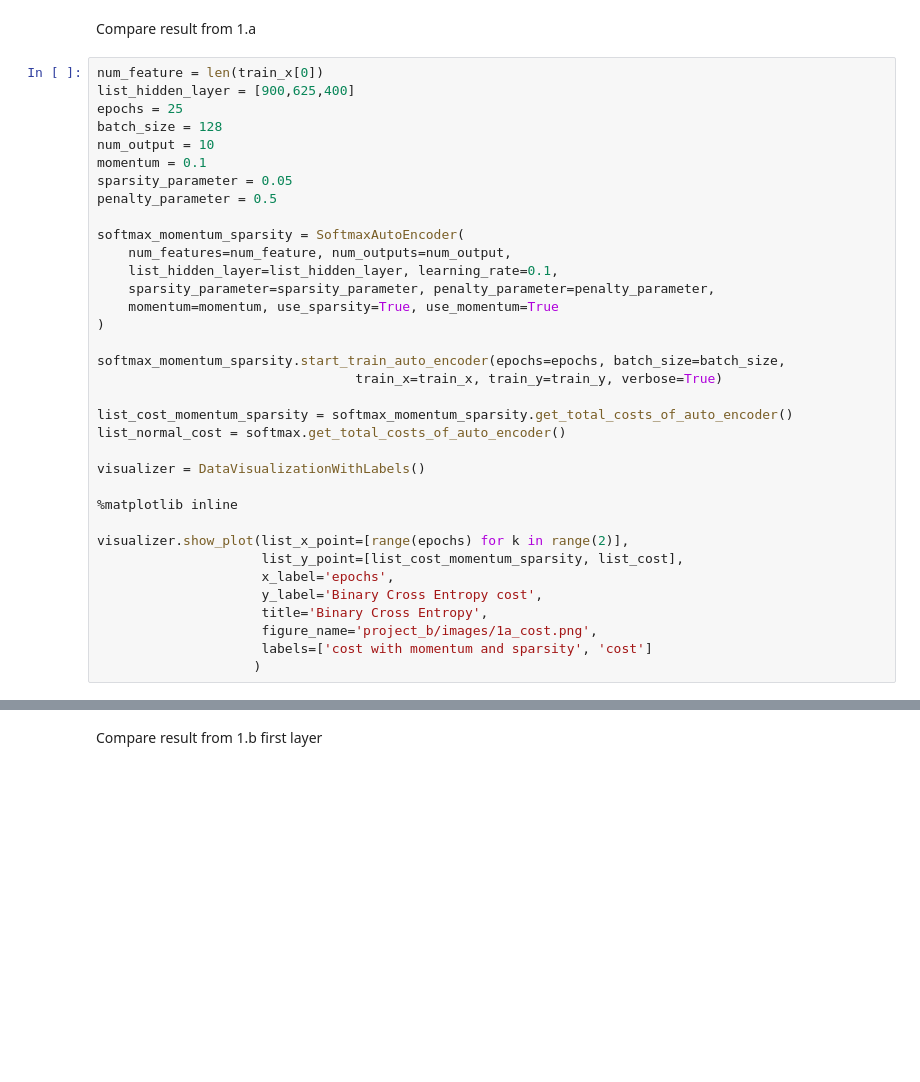
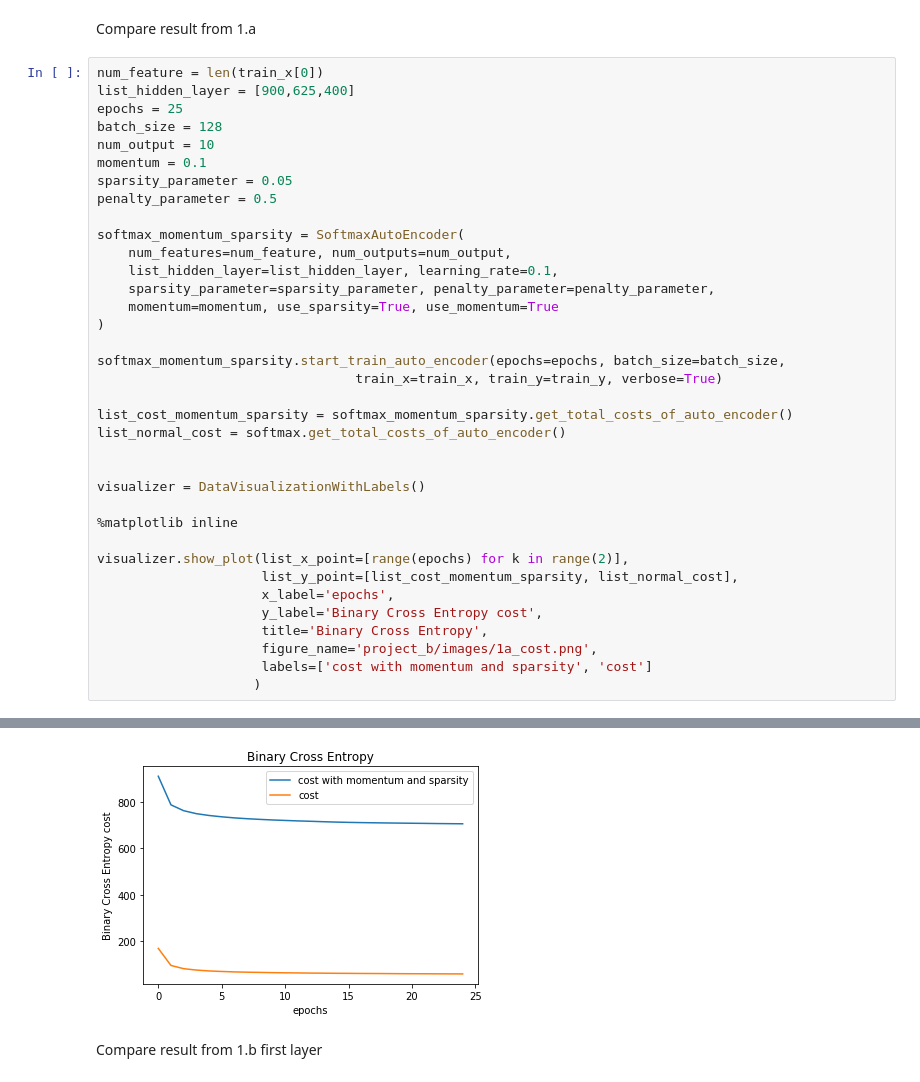
Before and after one commit to edwardsujono/neural_network_deep_cnn_autoencoder, a Jupyter notebook: Auto Encoder.ipynb, the cells around one changed output, grey strips where cells are left out. Cells and saved outputs as stored; diff of their text form; blank space fills up the shorter version.

```diff
--- a/Auto Encoder.ipynb
+++ b/Auto Encoder.ipynb
@@ -749,12 +764,13 @@ softmax_momentum_sparsity.start_train_auto_encoder(epochs=epochs, batch_size=bat
 list_cost_momentum_sparsity = softmax_momentum_sparsity.get_total_costs_of_auto_encoder()
 list_normal_cost = softmax.get_total_costs_of_auto_encoder()
 
+
 visualizer = DataVisualizationWithLabels()
 
 %matplotlib inline
 
 visualizer.show_plot(list_x_point=[range(epochs) for k in range(2)],
-                     list_y_point=[list_cost_momentum_sparsity, list_cost],
+                     list_y_point=[list_cost_momentum_sparsity, list_normal_cost],
                      x_label='epochs',
                      y_label='Binary Cross Entropy cost',
                      title='Binary Cross Entropy',
@@ -766,3 +798,4 @@ NameError: name 'train_x' is not defined
+[figure, added]
 # %% [markdown]
 Compare result from 1.b first layer
 # %%
```
Also changed, not shown: parts of 13 cells of this notebook.
